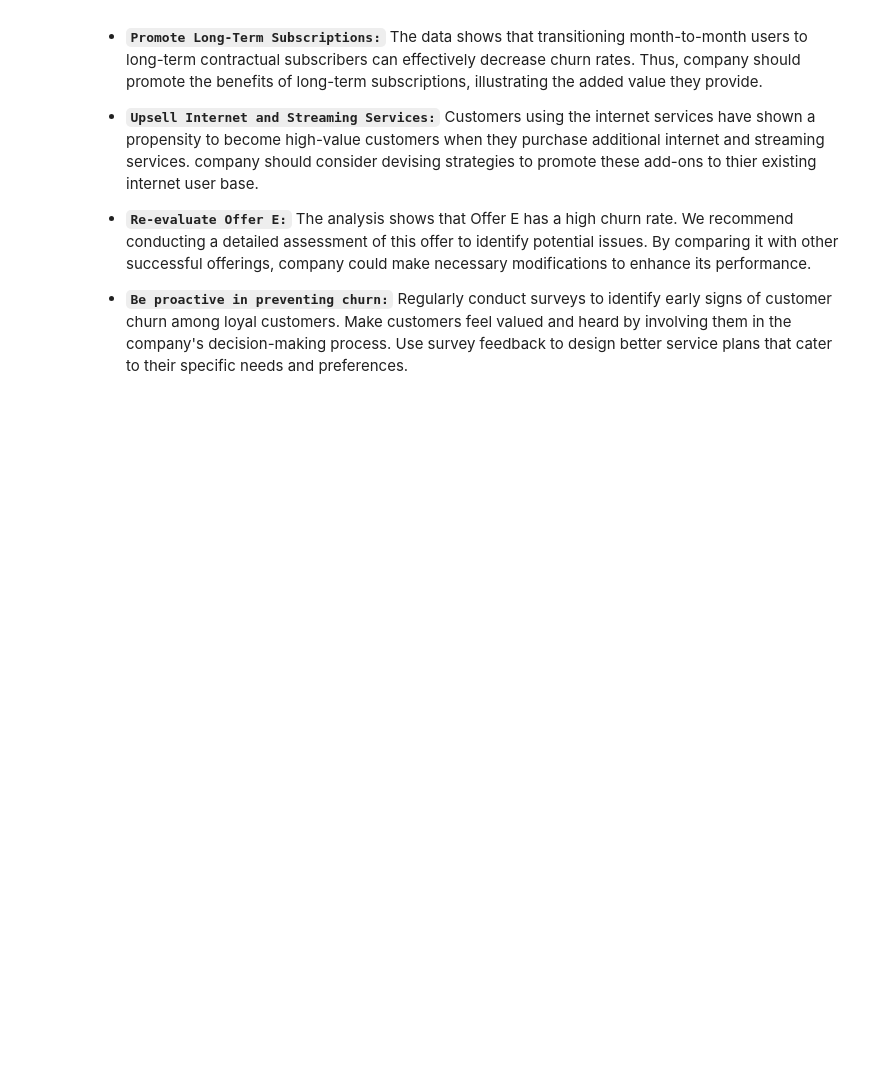
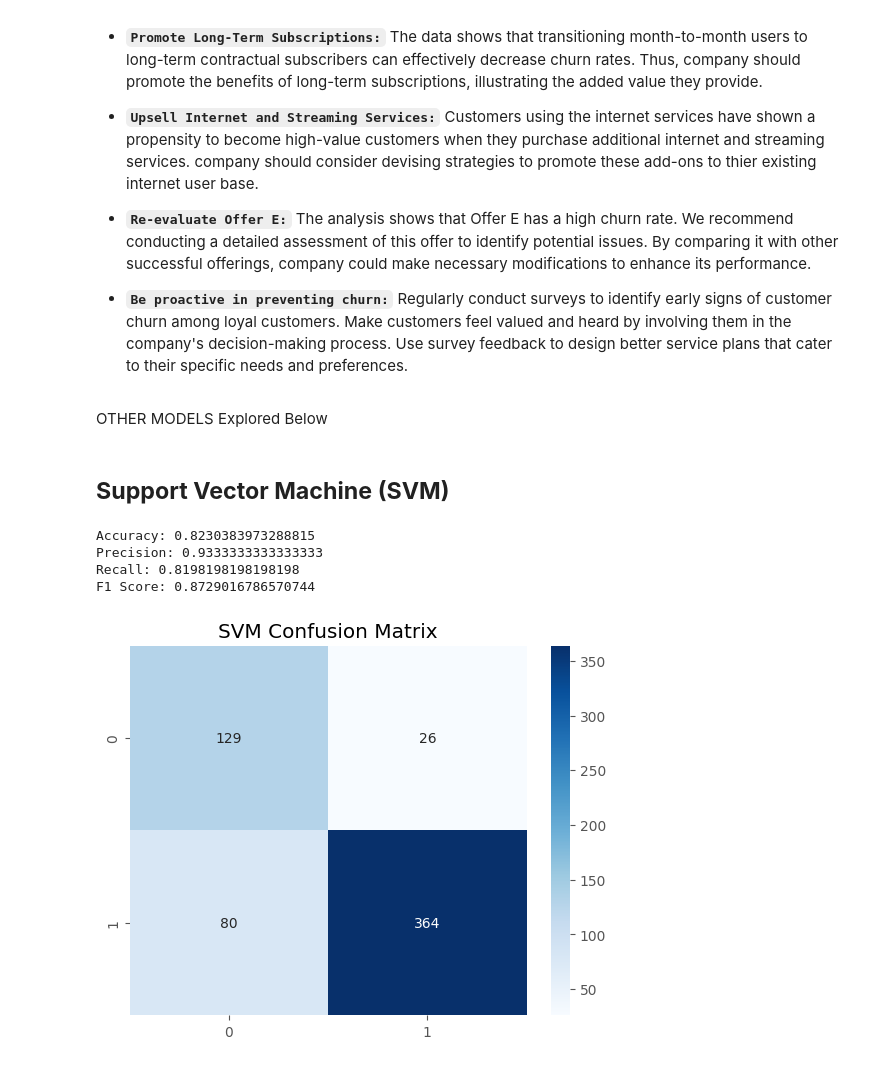
Before and after one commit to bhutto17/Telecom-Churn-Analysis, a Jupyter notebook: Telecom_Churn_Analysis.ipynb, the cells around one changed output. Cells and saved outputs as stored; diff of their text form; code cells hidden in the pictures; blank space fills up the shorter version.

Commit message:
Test Support Vector Machine (SVM) model for churn prediction

```diff
--- a/Telecom_Churn_Analysis.ipynb
+++ b/Telecom_Churn_Analysis.ipynb
@@ -849,3 +849,36 @@ Based on the analysis, here are some recommendations:
 
 - **`Re-evaluate Offer E:`** The analysis shows that Offer E has a high churn rate. We recommend conducting a detailed assessment of this offer to identify potential issues. By comparing it with other successful offerings, company could make necessary modifications to enhance its performance.
 - **`Be proactive in preventing churn:`** Regularly conduct surveys to identify early signs of customer churn among loyal customers. Make customers feel valued and heard by involving them in the company's decision-making process. Use survey feedback to design better service plans that cater to their specific needs and preferences.
+# %% [markdown]
+OTHER MODELS Explored Below
+# %% [markdown]
+## **Support Vector Machine (SVM)**
+# %%
+from sklearn.svm import SVC
+
+svm_model = SVC()
+svm_model.fit(X_train, y_train)
+y_pred_svm = svm_model.predict(X_test)
+
+# Metrics
+accuracy = accuracy_score(y_test, y_pred_svm)
+precision = precision_score(y_test, y_pred_svm)
+recall = recall_score(y_test, y_pred_svm)
+f1 = f1_score(y_test, y_pred_svm)
+
+print(f"Accuracy: {accuracy}")
+print(f"Precision: {precision}")
+print(f"Recall: {recall}")
+print(f"F1 Score: {f1}")
+
+# Confusion Matrix
+confusion_mat_svm = confusion_matrix(y_test, y_pred_svm)
+sns.heatmap(confusion_mat_svm, annot=True, fmt='d', cmap='Blues')
+plt.title('SVM Confusion Matrix')
+plt.show()
+# %% [output]
+Accuracy: 0.8230383973288815
+Precision: 0.9333333333333333
+Recall: 0.8198198198198198
+F1 Score: 0.8729016786570744
+[figure, added]
```
